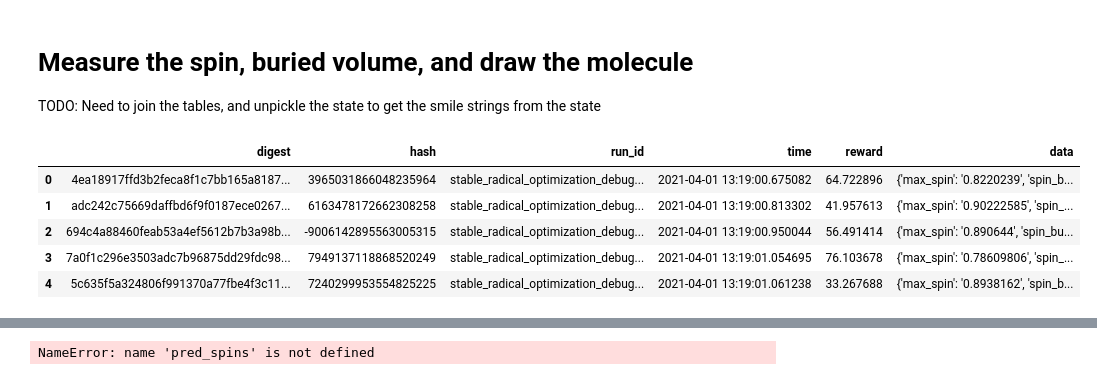
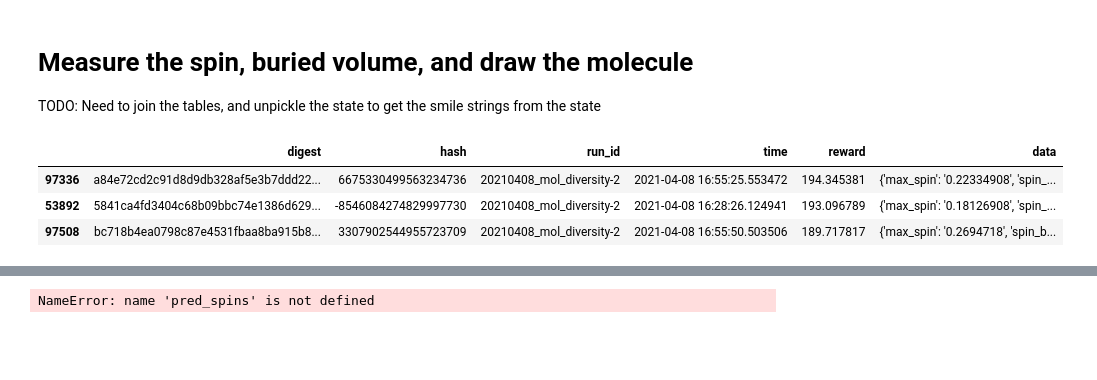
Before and after one commit to NREL/rlmolecule, a Jupyter notebook: examples/stable_radical_optimization/monitor_progress.ipynb, the cells around one changed output, grey strips where cells are left out. Drawn from its saved outputs; the diff is of its cells as text; code cells hidden in the pictures; blank space fills up the shorter version.

```diff
--- a/examples/stable_radical_optimization/monitor_progress.ipynb
+++ b/examples/stable_radical_optimization/monitor_progress.ipynb
@@ -44,7 +44,7 @@ engine = sqlalchemy.create_engine(engine_str, execution_options={"isolation_leve
 Eagle is really backed up, so these results are from multiple runs on the debug queue (which has a 1 hr time limit)
 # %%
 # run_id = 'stable_radical_optimization'
-run_id = 'stable_radical_optimization_debug_x0_5'
+run_id = '20210408_mol_diversity-2'
 # %%
 # load the games played
 from rlmolecule.sql import Base, Session
@@ -99,16 +118,14 @@ TODO: Need to join the tables, and unpickle the state to get the smile strings f
 # %%
 # look at some of the top rewards
 df = pd.read_sql(session.query(RewardStore).filter_by(run_id=run_id).statement, session.bind)
 # df['time_hours'] = (df.time - df.time.min()).apply(lambda x: x.total_seconds() / 3600)
-# df = df.sort_values('time_hours')
-df_rewards = df
+df = df.sort_values('reward', ascending=False)
+df_rew = df
 # df_rewards.reset_index(drop=True, inplace=True)
-df_rewards.head()
+df_rew.head(3)
 # how do I get the state back from the hash/digest?
 # %% [output]
 |  | digest | hash | run_id | time | reward | data |
-| 0 | 4ea18917ffd3b2feca8f1c7bb165a8187... | 3965031866048235964 | stable_radical_optimization_debug... | 2021-04-01 13:19:00.675082 | 64.722896 | {'max_spin': '0.8220239', 'spin_b... |
-| 1 | adc242c75669daffbd6f9f0187ece0267... | 6163478172662308258 | stable_radical_optimization_debug... | 2021-04-01 13:19:00.813302 | 41.957613 | {'max_spin': '0.90222585', 'spin_... |
-| 2 | 694c4a88460feab53a4ef5612b7b3a98b... | -9006142895563005315 | stable_radical_optimization_debug... | 2021-04-01 13:19:00.950044 | 56.491414 | {'max_spin': '0.890644', 'spin_bu... |
-| 3 | 7a0f1c296e3503adc7b96875dd29fdc98... | 7949137118868520249 | stable_radical_optimization_debug... | 2021-04-01 13:19:01.054695 | 76.103678 | {'max_spin': '0.78609806', 'spin_... |
-| 4 | 5c635f5a324806f991370a77fbe4f3c11... | 7240299953554825225 | stable_radical_optimization_debug... | 2021-04-01 13:19:01.061238 | 33.267688 | {'max_spin': '0.8938162', 'spin_b... |
+| 97336 | a84e72cd2c91d8d9db328af5e3b7ddd22... | 6675330499563234736 | 20210408_mol_diversity-2 | 2021-04-08 16:55:25.553472 | 194.345381 | {'max_spin': '0.22334908', 'spin_... |
+| 53892 | 5841ca4fd3404c68b09bbc74e1386d629... | -8546084274829997730 | 20210408_mol_diversity-2 | 2021-04-08 16:28:26.124941 | 193.096789 | {'max_spin': '0.18126908', 'spin_... |
+| 97508 | bc718b4ea0798c87e4531fbaa8ba915b8... | 3307902544955723709 | 20210408_mol_diversity-2 | 2021-04-08 16:55:50.503506 | 189.717817 | {'max_spin': '0.2694718', 'spin_b... |
```
Also changed, not shown: parts of 14 cells of this notebook, 4 other files.
